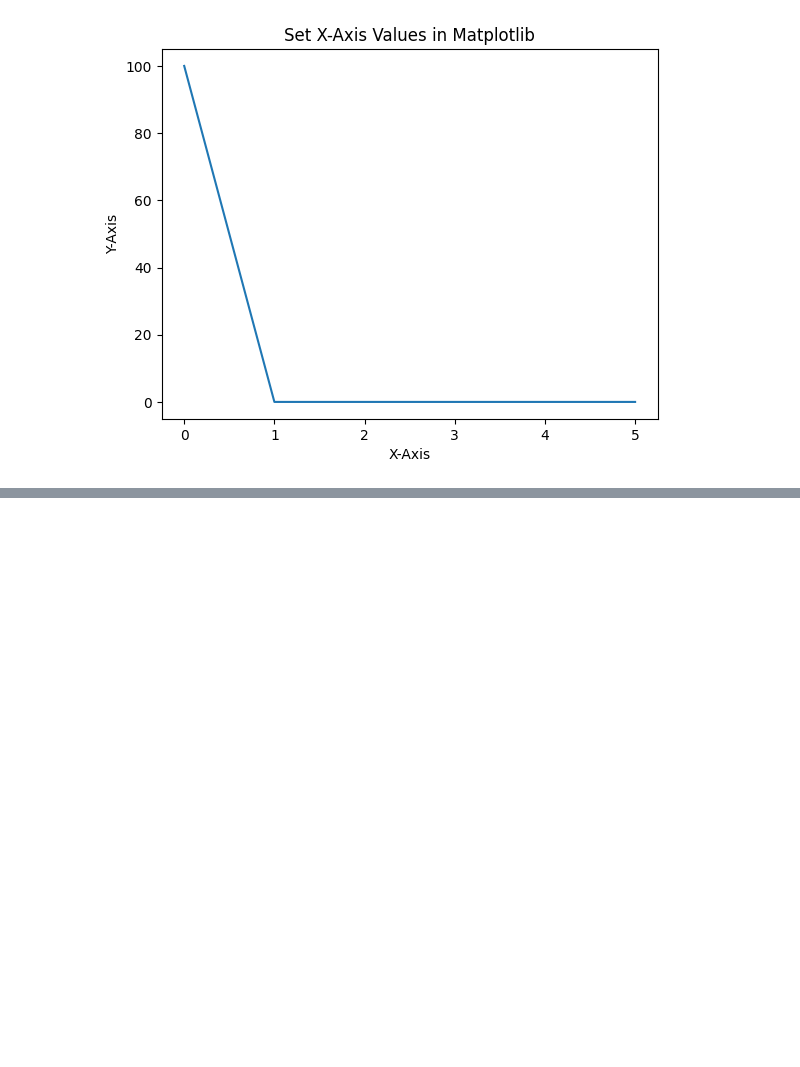
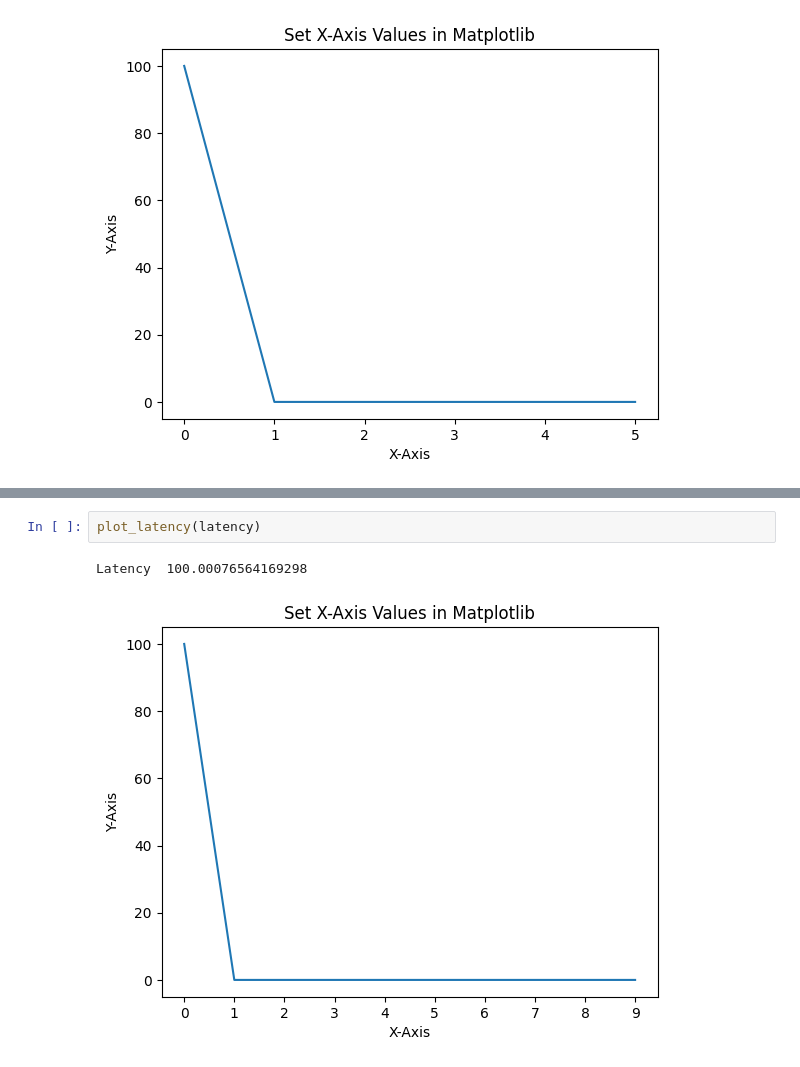
Before and after one commit to chinmayparekh/StreamingDataSystems, a Jupyter notebook: plots/batch.ipynb, the cells around one changed output, grey strips where cells are left out. Saved outputs shown, nothing was run; the diff lists cells and outputs as text; blank space fills up the shorter version.

```diff
--- a/plots/batch.ipynb
+++ b/plots/batch.ipynb
@@ -138,0 +170,5 @@ Latency  100.000408772533
+# %%
+plot_latency(latency)
+# %% [output]
+Latency  100.00076564169298
+[figure, added]
```
Also changed, not shown: parts of 7 cells of this notebook, 15 other files.
